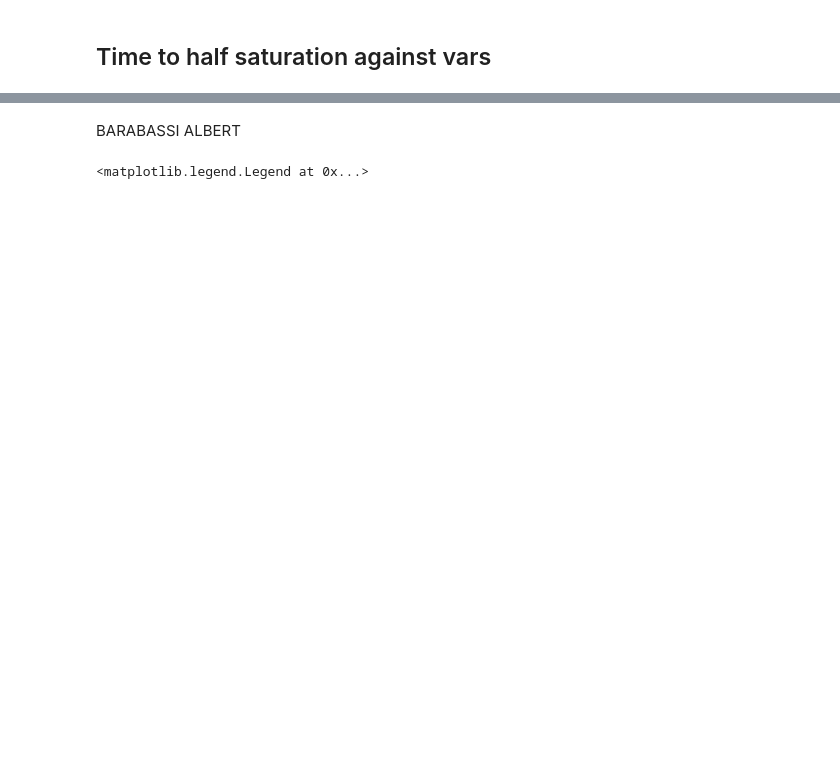
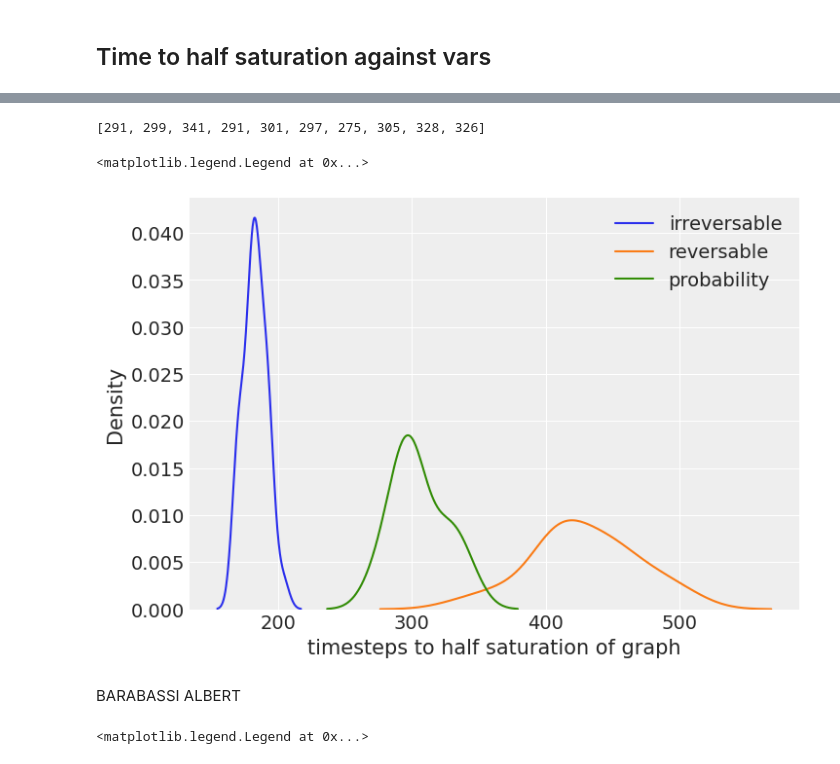
Before and after one commit to cm2435/graph_transmittion_research_project, a Jupyter notebook: experiments/variable_structure.ipynb, the cells around one changed output, grey strips where cells are left out. Cells and saved outputs as stored; diff of their text form; code cells hidden in the pictures; blank space fills up the shorter version.

```diff
--- a/experiments/variable_structure.ipynb
+++ b/experiments/variable_structure.ipynb
@@ -127,27 +131,34 @@ for i in tqdm.tqdm(range(10)):
     )
     timesteps_half_prob.append(find_nearest(fraction_infected_list_prob, 0.5))
     fraction_infected_prob_geometric.append(fraction_infected_list_prob)
+# %%
+timesteps_half_prob
+# %% [output]
+[291, 299, 341, 291, 301, 297, 275, 305, 328, 326]
 # %%
 #MECHANISM AGAINST:
 timesteps_half_irreversable = []
 timesteps_half_reversable = []
 
 
-for run in simulation_run[0]['fraction_infected_list']:
+for run in simulation_run_barbassi[0]['fraction_infected_list']:
     timesteps_half_irreversable.append(find_nearest(run, 0.5))
 
-for run in simulation_run[1]['fraction_infected_list']:
+for run in simulation_run_barbassi[1]['fraction_infected_list']:
     timesteps_half_reversable.append(find_nearest(run, 0.5))
 
 colours = ['orange', 'blue', 'black']
 
 sns.kdeplot(timesteps_half_irreversable, label = "irreversable")
 sns.kdeplot(timesteps_half_reversable, label = "reversable")
 sns.kdeplot(timesteps_half_prob, label = "probability")
 
 plt.xlabel("timesteps to half saturation of graph")
 plt.legend()
 #sns.kdeplot(timesteps_half_prob)
+# %% [output]
+<matplotlib.legend.Legend at 0x...>
+[figure, added]
 # %% [markdown]
 BARABASSI ALBERT
 # %%
```
Also changed, not shown: parts of 14 cells of this notebook, 4 other files.
